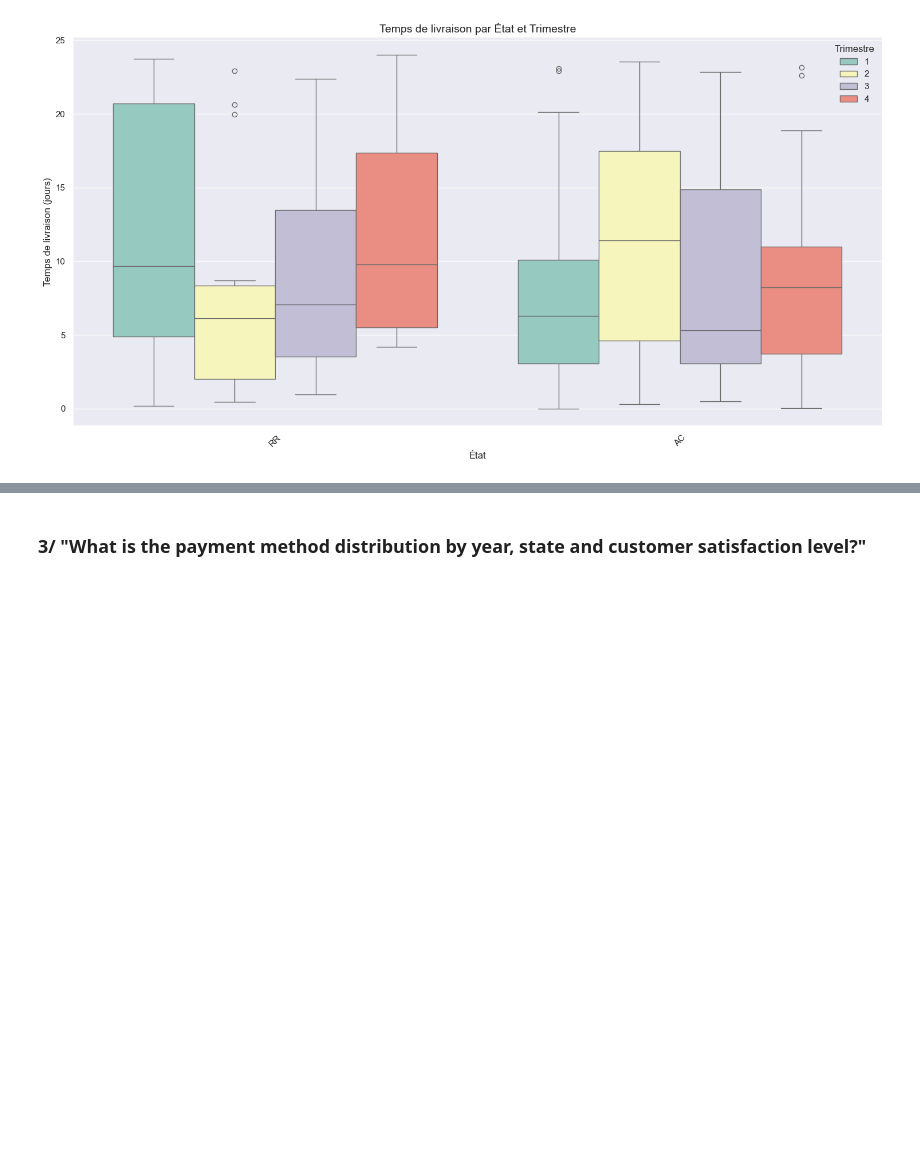
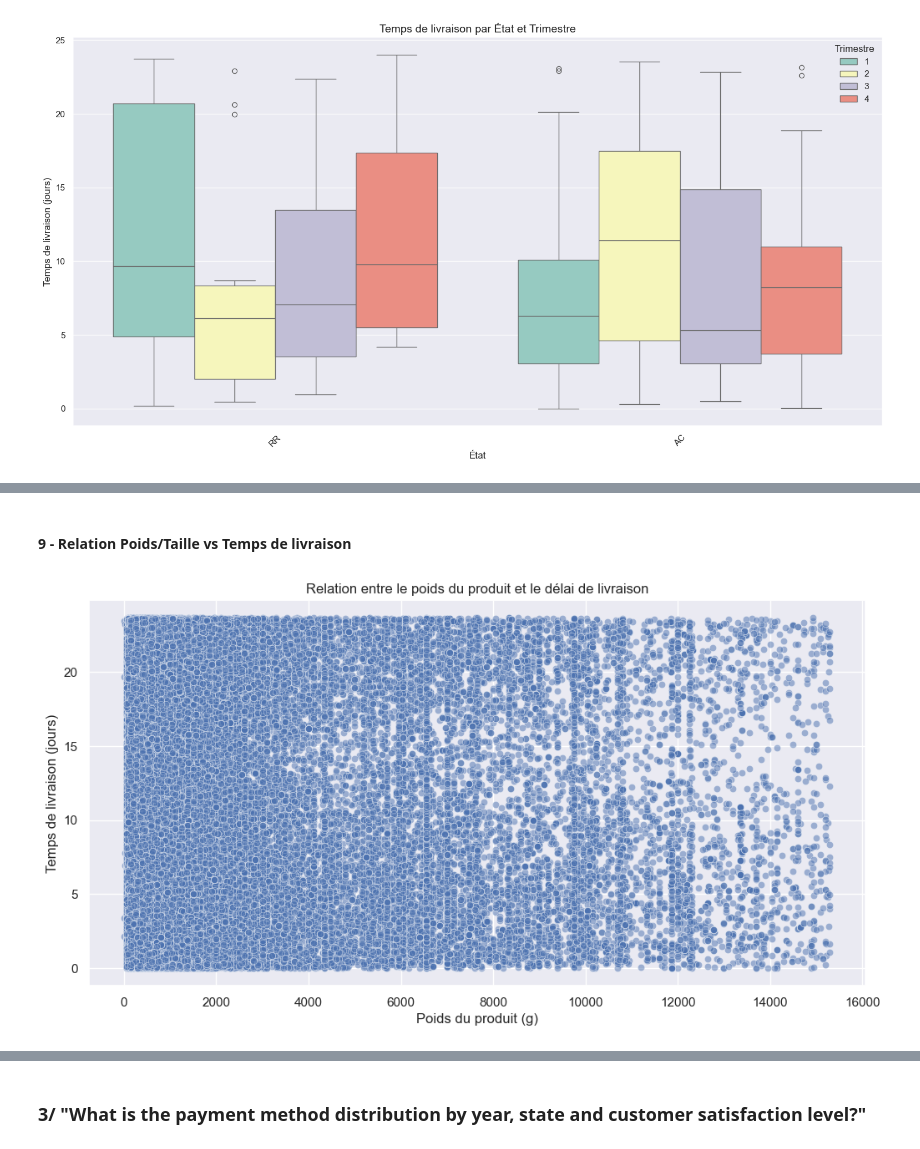
Before and after one commit to Cheliel/big_data, a Jupyter notebook: exam/exam.ipynb, the cells around one changed output, grey strips where cells are left out. Saved outputs shown, nothing was run; the diff lists cells and outputs as text; code cells hidden in the pictures; blank space fills up the shorter version.

```diff
--- a/exam/exam.ipynb
+++ b/exam/exam.ipynb
@@ -240,0 +277,11 @@ AC  :  9.55711111111111
+# %% [markdown]
+#### 9 - Relation Poids/Taille vs Temps de livraison
+# %%
+plt.figure(figsize=(12,6))
+sns.scatterplot(data=ventes_achat_produits, x=ventes_achat_produits['weight_g'], y=ventes_achat_produits['livree'], alpha=0.5)
+plt.xlabel("Poids du produit (g)")
+plt.ylabel("Temps de livraison (jours)")
+plt.title("Relation entre le poids du produit et le délai de livraison")
+plt.show()
+# %% [output]
+[figure, added]
```
Also changed, not shown: parts of 16 cells of this notebook, 1 other file.
